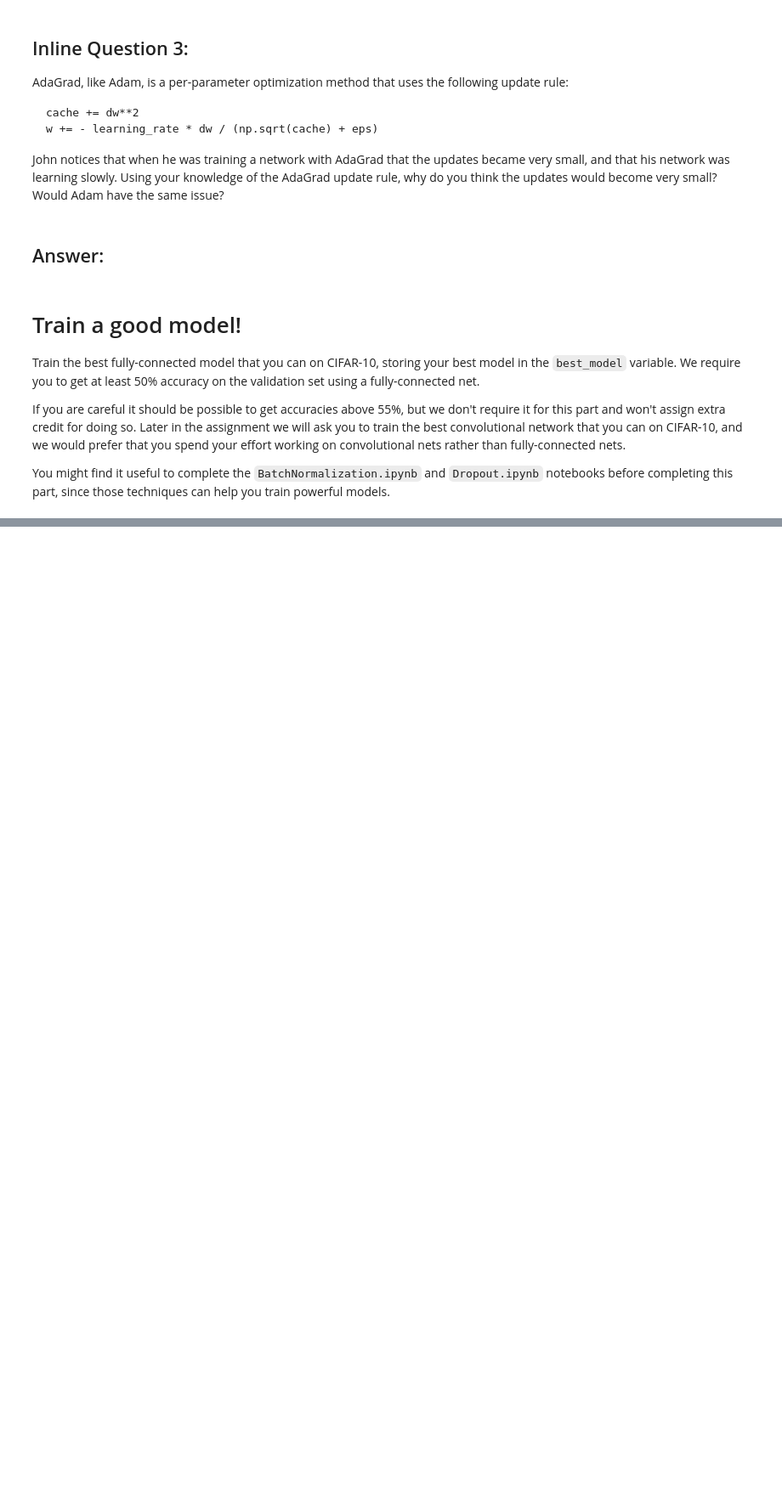
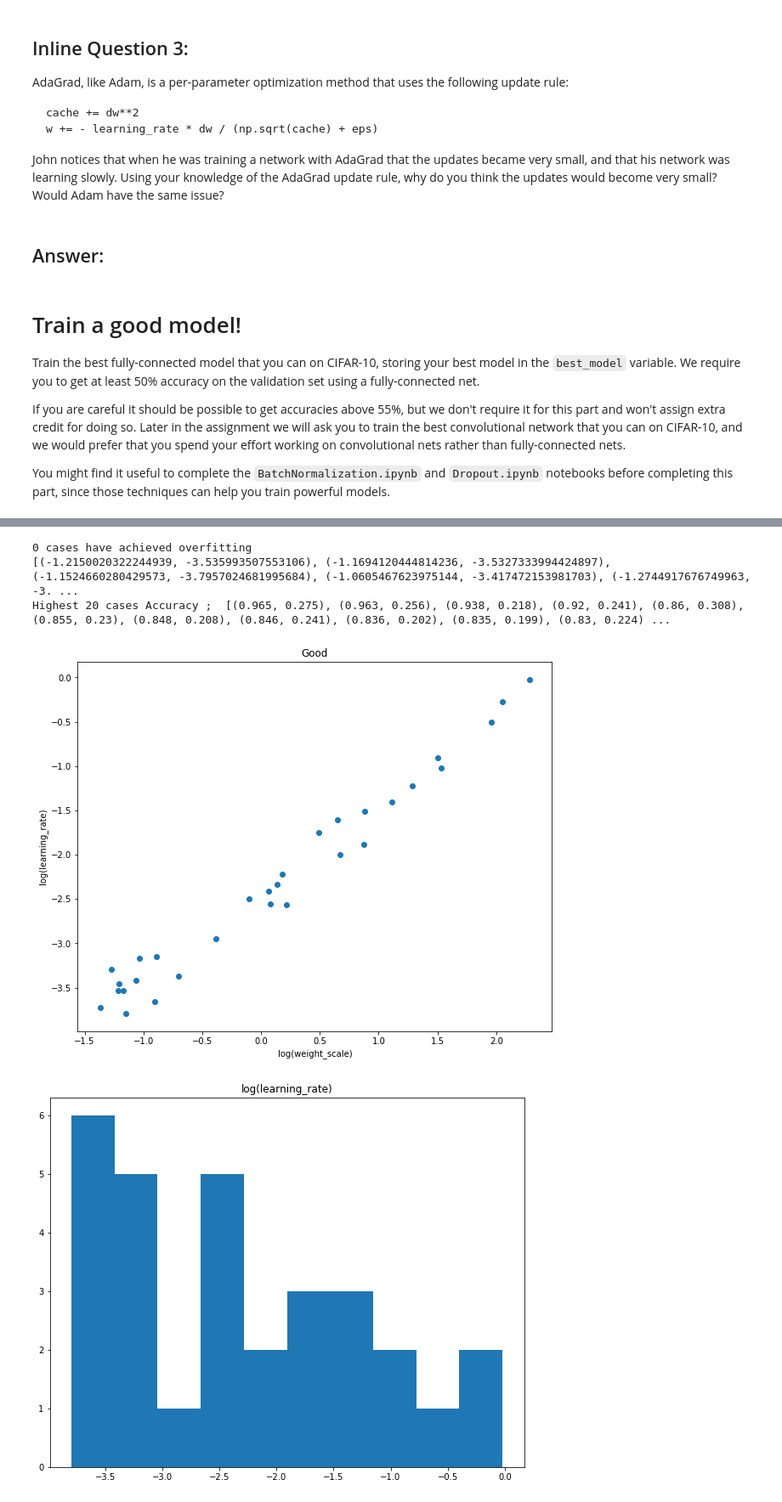
Before and after one commit to caerulea3/cs231n-201812, a Jupyter notebook: assignment2/FullyConnectedNets.ipynb, the cells around one changed output, grey strips where cells are left out. Shown at 85% size. Cells and saved outputs as stored; diff of their text form; code cells hidden in the pictures; blank space fills up the shorter version.

```diff
--- a/assignment2/FullyConnectedNets.ipynb
+++ b/assignment2/FullyConnectedNets.ipynb
@@ -940,16 +942,18 @@ small_data = {
 
 MAXTRY=100
 history = {}
+val_set = {}
 for i in tqdm(range(MAXTRY)):
-    log_w = np.random.uniform(-4, 1)
-    log_lr = np.random.uniform(-5, 2)
+    log_lr = np.random.uniform(-5, 0)
+    log_w = np.random.uniform(log_lr+2, log_lr+3)
+
     weight_scale = 10**log_w
     learning_rate = 10**log_lr
 
     model = FullyConnectedNet([100, 100, 100, 100],
                     weight_scale=weight_scale)
     solver = Solver(model, small_data,
-                    print_every=100, num_epochs=5, batch_size=25,
+                    print_every=100, num_epochs=10, batch_size=25,
                     update_rule='adam',
                     optim_config={
                       'learning_rate': learning_rate,
@@ -961,5 +965,8 @@ for i in tqdm(range(MAXTRY)):
 
     acc = solver.check_accuracy(small_data['X_train'], small_data['y_train'], batch_size = 25)
     history[(log_w, log_lr)] = acc
+
+    val_acc = solver.check_accuracy(small_data['X_val'], small_data['y_val'], batch_size = 25)
+    val_set[(log_w, log_lr)] = val_acc
 # %% [output]
 [interactive output not drawn]
@@ -969,48 +975,49 @@ sorted_x = []
 for j in history:
     if history[j]==1:
         sorted_x.append(j)
 print("{0} cases have achieved overfitting".format(len(sorted_x)))
 
 good_x=sorted(history, key=history.get, reverse=True)[:30]
+print(good_x[:5])
 
 accs = []
 for i in good_x:
-    accs.append(history[i])
+    accs.append((history[i], val_set[i]))
+
 print("Highest 20 cases Accuracy ; ", accs)
 
 if len(sorted_x)!=0:
     sorted_x = np.asarray(sorted_x)
     xl = sorted_x[:,0]
     yl = sorted_x[:,1]
     plt.scatter(xl, yl)
     plt.title("Overfit")
     plt.xlabel('log(weight_scale)')
     plt.ylabel('log(learning_rate)')
     plt.show()
 
-    plt.hist(xl)
-    plt.title('log(weight_scale)')
-    plt.show()
     plt.hist(yl)
     plt.title('log(learning_rate)')
     plt.show()
 
-    good_x = np.asarray(good_x)
-    xl = good_x[:,0]
-    yl = good_x[:,1]
-    plt.scatter(xl, yl)
-    plt.title("Good")
-    plt.xlabel('log(weight_scale)')
-    plt.ylabel('log(learning_rate)')
-    plt.show()
-
-plt.hist(xl)
-plt.title('log(weight_scale)')
+good_x = np.asarray(good_x)
+xl = good_x[:,0]
+yl = good_x[:,1]
+plt.scatter(xl, yl)
+plt.title("Good")
+plt.xlabel('log(weight_scale)')
+plt.ylabel('log(learning_rate)')
 plt.show()
 
 plt.hist(yl)
 plt.title('log(learning_rate)')
 plt.show()
+# %% [output]
+0 cases have achieved overfitting
+[(-1.2150020322244939, -3.535993507553106), (-1.1694120444814236, -3.5327333994424897), (-1.1524660280429573, -3.7957024681995684), (-1.0605467623975144, -3.417472153981703), (-1.2744917676749963, -3. ...
+Highest 20 cases Accuracy ;  [(0.965, 0.275), (0.963, 0.256), (0.938, 0.218), (0.92, 0.241), (0.86, 0.308), (0.855, 0.23), (0.848, 0.208), (0.846, 0.241), (0.836, 0.202), (0.835, 0.199), (0.83, 0.224) ...
+[figure, added]
+[figure, added]
 # %%
 best_model = None
 ################################################################################
```
Also changed, not shown: parts of 7 cells of this notebook.
